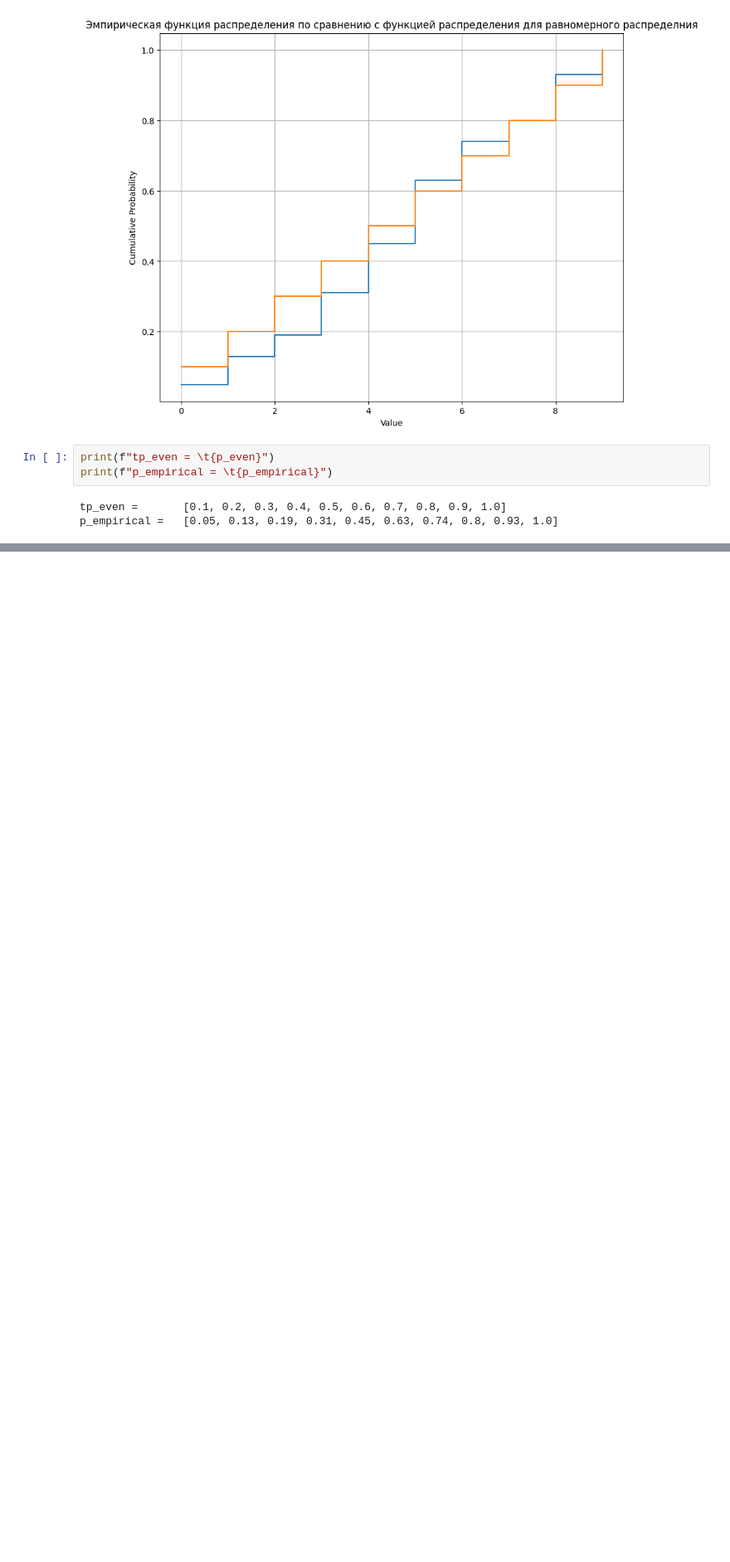
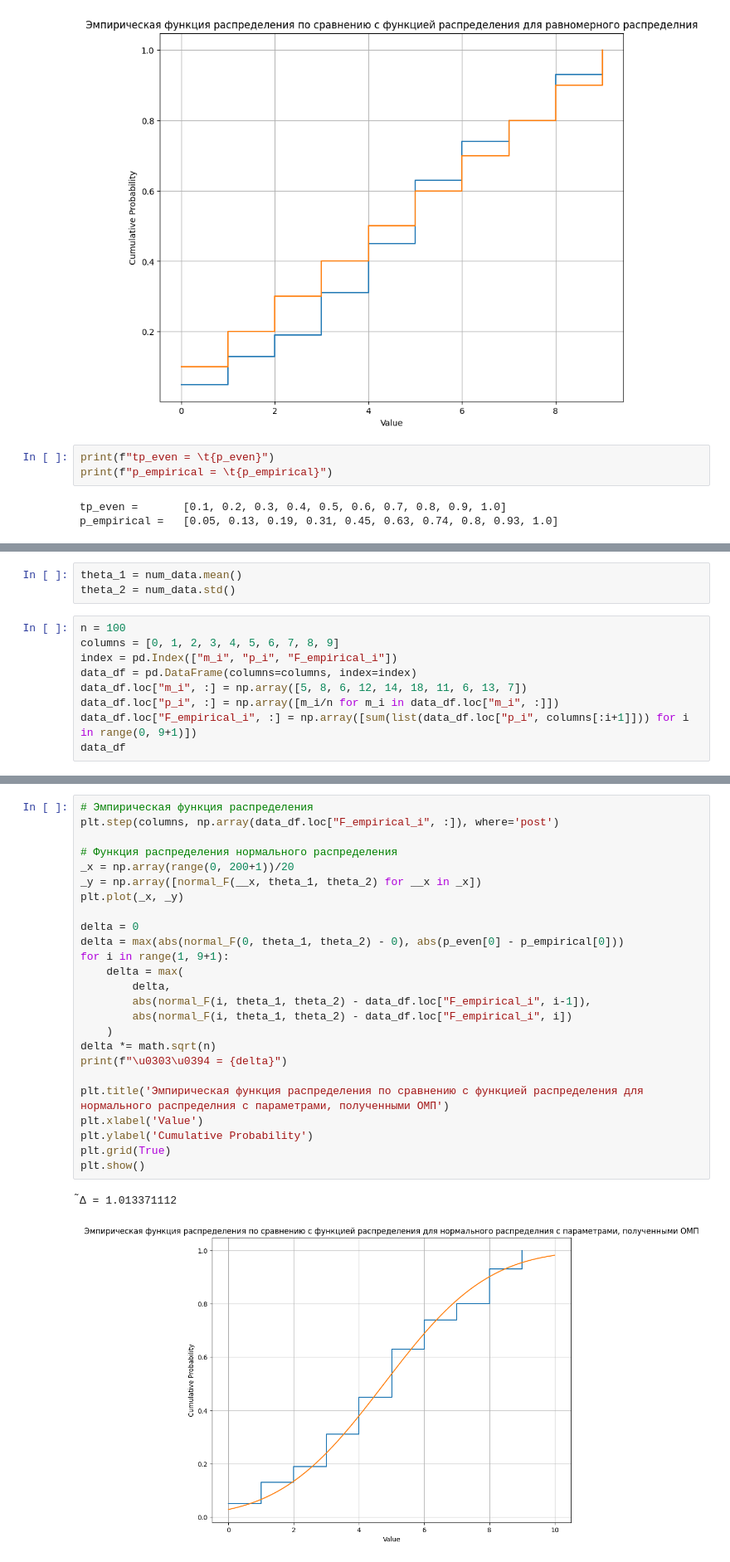
Before and after one commit to H0p1ty/MIPT_DAFE_Sem4_MathematicalStatistics, a Jupyter notebook: tasks/T10.ipynb, the cells around one changed output, grey strips where cells are left out. Shown: that part at 83% size. Saved outputs shown, nothing was run; the diff lists cells and outputs as text; blank space fills up the shorter version.

```diff
--- a/tasks/T10.ipynb
+++ b/tasks/T10.ipynb
@@ -77,0 +279,12 @@ P(K > 2.1) = 0.0002954967204631142
+# %%
+theta_1 = num_data.mean()
+theta_2 = num_data.std()
+# %%
+n = 100
+columns = [0, 1, 2, 3, 4, 5, 6, 7, 8, 9]
+index = pd.Index(["m_i", "p_i", "F_empirical_i"])
+data_df = pd.DataFrame(columns=columns, index=index)
+data_df.loc["m_i", :] = np.array([5, 8, 6, 12, 14, 18, 11, 6, 13, 7])
+data_df.loc["p_i", :] = np.array([m_i/n for m_i in data_df.loc["m_i", :]])
+data_df.loc["F_empirical_i", :] = np.array([sum(list(data_df.loc["p_i", columns[:i+1]])) for i in range(0, 9+1)])
+data_df
@@ -77,0 +296,28 @@ P(K > 2.1) = 0.0002954967204631142
+# %%
+# Эмпирическая функция распределения
+plt.step(columns, np.array(data_df.loc["F_empirical_i", :]), where='post')
+
+# Функция распределения нормального распределения
+_x = np.array(range(0, 200+1))/20
+_y = np.array([normal_F(__x, theta_1, theta_2) for __x in _x])
+plt.plot(_x, _y)
+
+delta = 0
+delta = max(abs(normal_F(0, theta_1, theta_2) - 0), abs(p_even[0] - p_empirical[0]))
+for i in range(1, 9+1):
+    delta = max(
+        delta,
+        abs(normal_F(i, theta_1, theta_2) - data_df.loc["F_empirical_i", i-1]),
+        abs(normal_F(i, theta_1, theta_2) - data_df.loc["F_empirical_i", i])
+    )
+delta *= math.sqrt(n)
+print(f"\u0303\u0394 = {delta}")
+
+plt.title('Эмпирическая функция распределения по сравнению с функцией распределения для нормального распределния с параметрами, полученными ОМП')
+plt.xlabel('Value')
+plt.ylabel('Cumulative Probability')
+plt.grid(True)
+plt.show()
+# %% [output]
+̃Δ = 1.013371112
+[figure, added]
```
Also changed, not shown: parts of 52 cells of this notebook.
